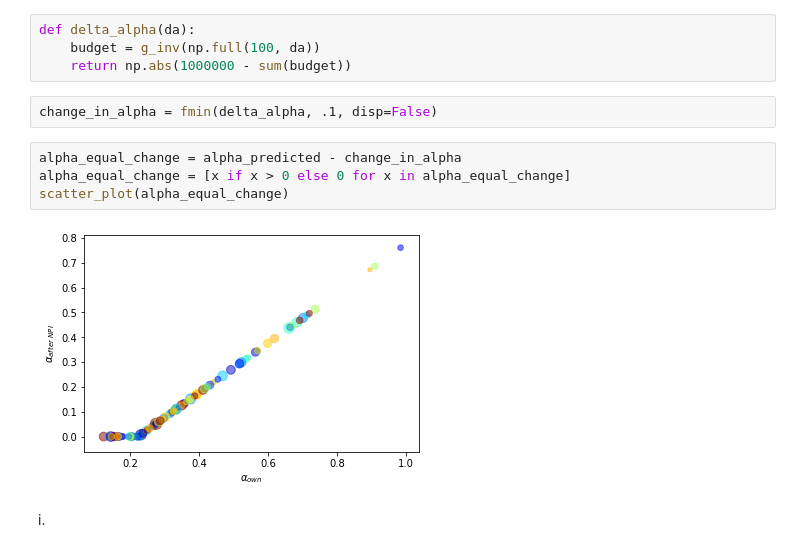
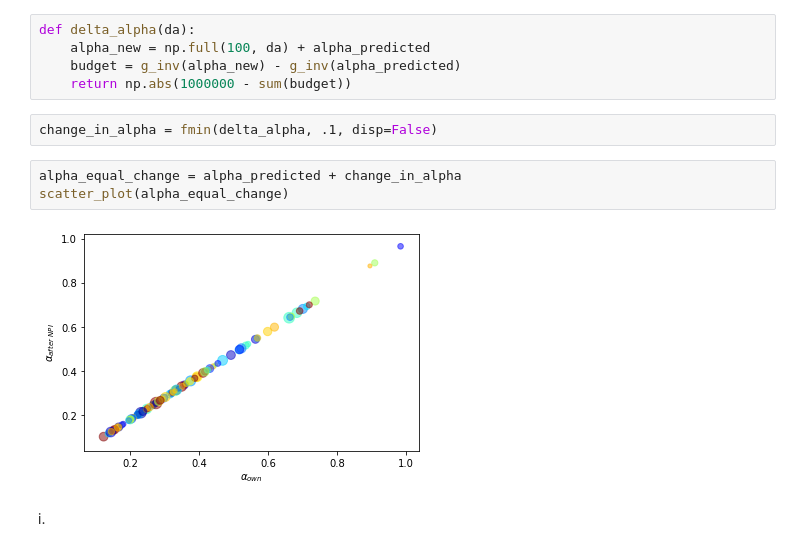
Before and after one commit to ssheridanucsb/CovidWastewater, a Jupyter notebook: Part2.ipynb, the cells around one changed output. Cells and saved outputs as stored; diff of their text form.

```diff
--- a/Part2.ipynb
+++ b/Part2.ipynb
@@ -169,16 +169,16 @@ print(f" There were {prop_budget_total_diff:.0f} total fewer people who recovere
 ### Policy #3
 # %%
 def delta_alpha(da):
-    budget = g_inv(np.full(100, da))
+    alpha_new = np.full(100, da) + alpha_predicted
+    budget = g_inv(alpha_new) - g_inv(alpha_predicted)
     return np.abs(1000000 - sum(budget))
 # %%
 change_in_alpha = fmin(delta_alpha, .1, disp=False)
 # %%
-alpha_equal_change = alpha_predicted - change_in_alpha
-alpha_equal_change = [x if x > 0 else 0 for x in alpha_equal_change]
+alpha_equal_change = alpha_predicted + change_in_alpha
 scatter_plot(alpha_equal_change)
 # %% [output]
-[figure, old version]
+[figure, new version]
 # %% [markdown]
 i.
 # %%
```
Also changed, not shown: parts of 3 cells of this notebook.
